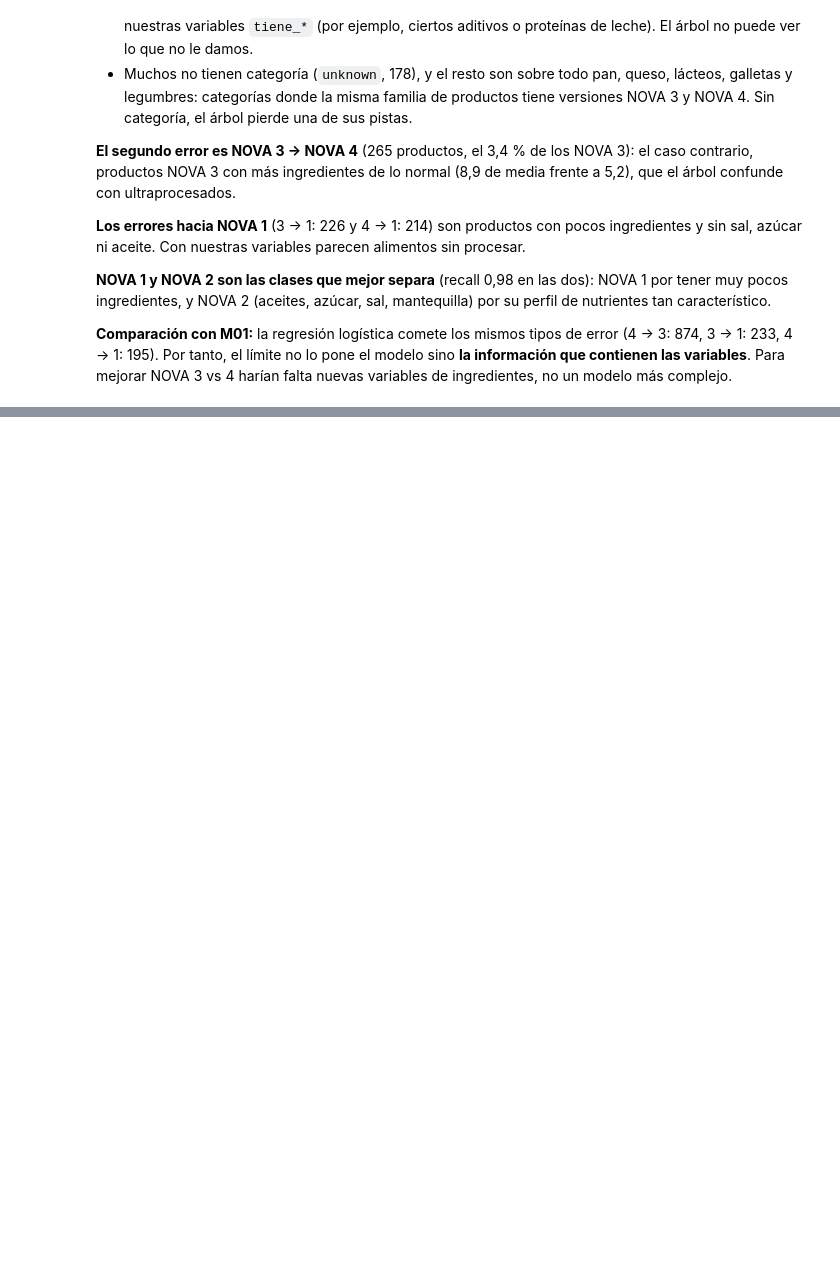
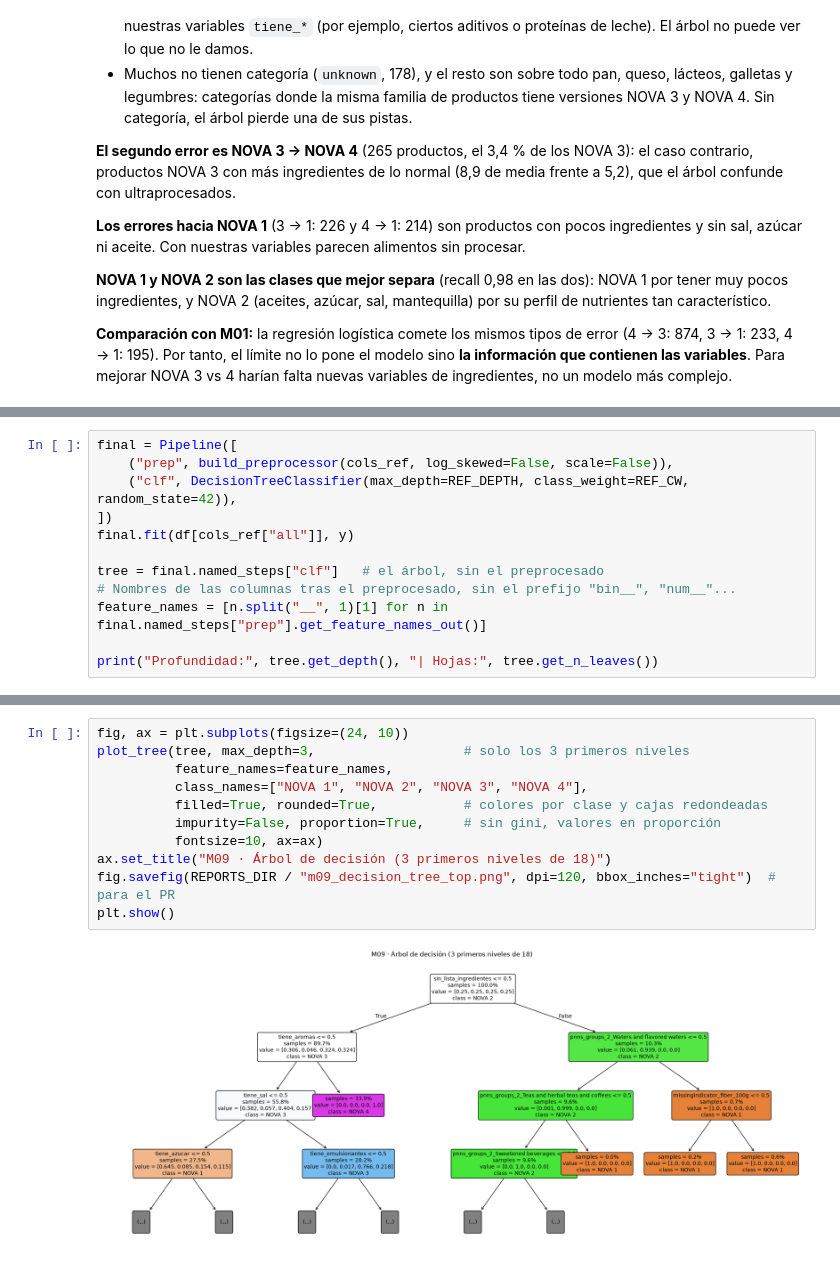
Before and after one commit to IA-P1-BCN/real-food-classifier, a Jupyter notebook: notebooks/03_m09_decision_tree.ipynb, the cells around one changed output, grey strips where cells are left out. Saved outputs shown, nothing was run; the diff lists cells and outputs as text; blank space fills up the shorter version.

Commit message:
feat(modeling): save M09 decision tree model and metrics

```diff
--- a/notebooks/03_m09_decision_tree.ipynb
+++ b/notebooks/03_m09_decision_tree.ipynb
@@ -381,0 +386,12 @@ Name: count, dtype: int64
+# %%
+final = Pipeline([
+    ("prep", build_preprocessor(cols_ref, log_skewed=False, scale=False)),
+    ("clf", DecisionTreeClassifier(max_depth=REF_DEPTH, class_weight=REF_CW, random_state=42)),
+])
+final.fit(df[cols_ref["all"]], y)
+
+tree = final.named_steps["clf"]   # el árbol, sin el preprocesado
+# Nombres de las columnas tras el preprocesado, sin el prefijo "bin__", "num__"...
+feature_names = [n.split("__", 1)[1] for n in final.named_steps["prep"].get_feature_names_out()]
+
+print("Profundidad:", tree.get_depth(), "| Hojas:", tree.get_n_leaves())
@@ -381,0 +404,13 @@ Name: count, dtype: int64
+# %%
+fig, ax = plt.subplots(figsize=(24, 10))
+plot_tree(tree, max_depth=3,                   # solo los 3 primeros niveles
+          feature_names=feature_names,
+          class_names=["NOVA 1", "NOVA 2", "NOVA 3", "NOVA 4"],
+          filled=True, rounded=True,           # colores por clase y cajas redondeadas
+          impurity=False, proportion=True,     # sin gini, valores en proporción
+          fontsize=10, ax=ax)
+ax.set_title("M09 · Árbol de decisión (3 primeros niveles de 18)")
+fig.savefig(REPORTS_DIR / "m09_decision_tree_top.png", dpi=120, bbox_inches="tight")  # para el PR
+plt.show()
+# %% [output]
+[figure, added]
```
Also changed, not shown: parts of 10 cells of this notebook, 1 other file.
